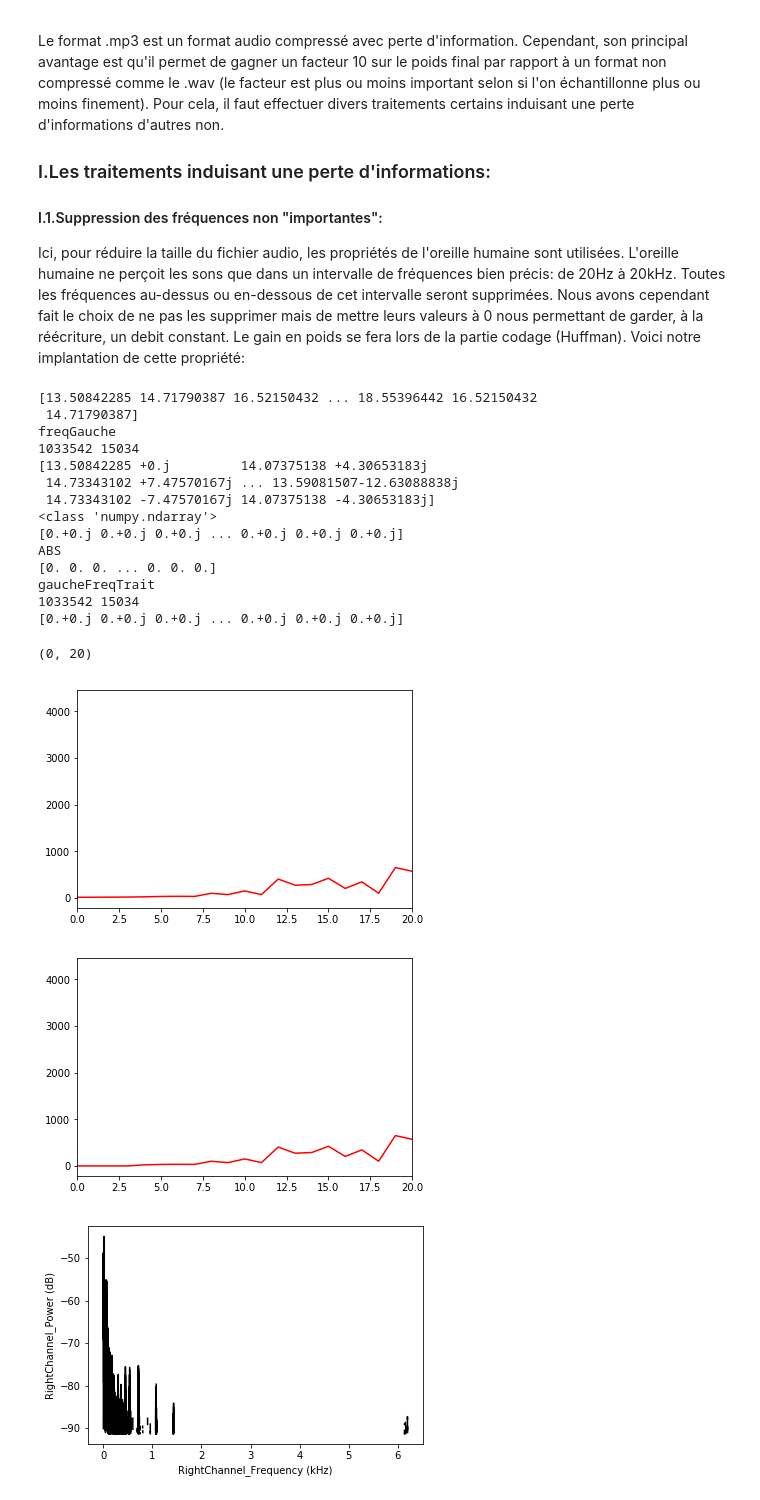
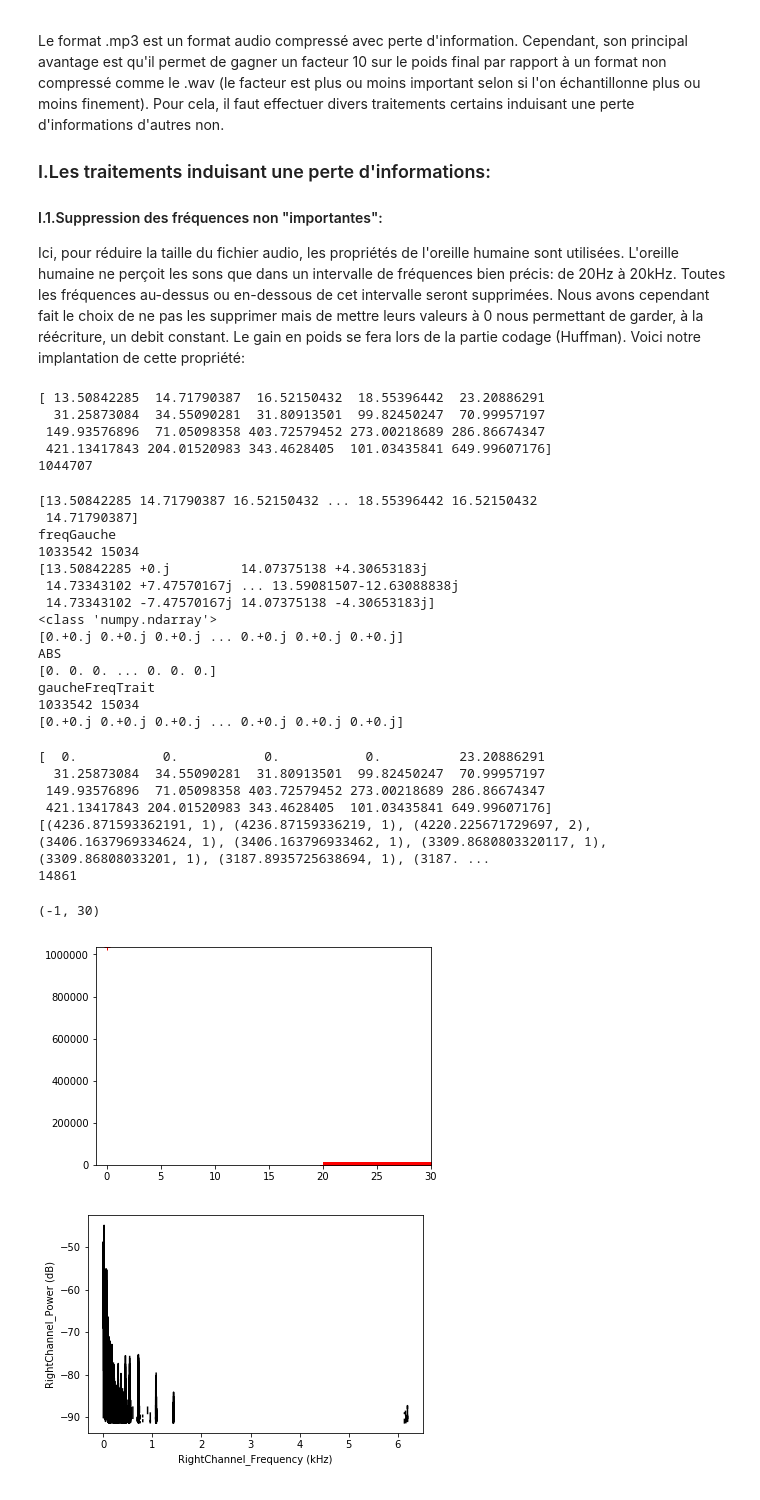
Before and after one commit to M1-2018-TraitementSignal/EncDecMP3, a Jupyter notebook: prestest2.ipynb, the cells around one changed output. Drawn from its saved outputs; the diff is of its cells as text; code cells hidden in the pictures.

```diff
--- a/prestest2.ipynb
+++ b/prestest2.ipynb
@@ -209,6 +209,38 @@ L'oreille humaine ne perçoit les sons que dans un intervalle de fréquences bie
 Toutes les fréquences au-dessus ou en-dessous de cet intervalle seront supprimées.
 Nous avons cependant fait le choix de ne pas les supprimer mais de mettre leurs valeurs à 0 nous permettant de garder, à la réécriture, un debit constant. Le gain en poids se fera lors de la partie codage (Huffman).
 Voici notre implantation de cette propriété:
+# %%
+gavtrait = abs(freqGauche)
+print(gavtrait[0:20])
+dico = {}
+for i in gavtrait:
+    if i in dico:
+        dico[i] += 1
+    else:
+        dico[i] = 1
+
+# print(max(dico))
+# print(dico)
+d1 = sorted(dico.items(), key = lambda t:t[0], reverse=True)
+# print(d1)
+# print(dico["7.5"])
+print(len(dico))
+# b = len(freqGauche) / 2 #pour la symétrie
+for i in d1:
+    plot(i[0], i[1], 'r+')
+# plt.plot(g, 'r')
+# d = len(droiteFreqTrait) / 2
+ylim(0,1033600)
+xlim(-1, 30)
+# figure()
+# plt.plot(abs(gaucheFreqTrait[:(int(d)-1)]), range(int(d)-1),'r')
+# xlim(0, 20)
+# %% [output]
+[ 13.50842285  14.71790387  16.52150432  18.55396442  23.20886291
+  31.25873084  34.55090281  31.80913501  99.82450247  70.99957197
+ 149.93576896  71.05098358 403.72579452 273.00218689 286.86674347
+ 421.13417843 204.01520983 343.4628405  101.03435841 649.99607176]
+1044707
 # %%
 def intervalleSuppr(donneeFreq):
     res = []
@@ -260,13 +292,6 @@ for i in gaucheFreqTrait:
     else:
         k +=1
 #print(j, k)
-b = len(freqGauche) / 2 #pour la symétrie
-plt.plot(abs(freqGauche[:(int(b)-1)]), 'r')
-d = len(droiteFreqTrait) / 2
-xlim(0, 20)
-figure()
-plt.plot(abs(gaucheFreqTrait[:(int(d)-1)]),'r')
-xlim(0, 20)
 # %% [output]
 [13.50842285 14.71790387 16.52150432 ... 18.55396442 16.52150432
  14.71790387]
@@ -282,9 +307,41 @@ ABS
 gaucheFreqTrait
 1033542 15034
 [0.+0.j 0.+0.j 0.+0.j ... 0.+0.j 0.+0.j 0.+0.j]
-(0, 20)
-[figure, removed]
-[figure, removed]
+# %%
+g = abs(gaucheFreqTrait)
+print(g[0:20])
+dico = {}
+for i in g:
+    if i in dico:
+        dico[i] += 1
+    else:
+        dico[i] = 1
+
+# print(max(dico))
+# print(dico)
+d2 = sorted(dico.items(), key = lambda t:t[0], reverse=True)
+print(d2)
+# print(dico["7.5"])
+print(len(dico))
+b = len(freqGauche) / 2 #pour la symétrie
+for i in d2:
+    plot(i[0], i[1], 'r+')
+# plt.plot(g, 'r')
+# d = len(droiteFreqTrait) / 2
+ylim(0,1033600)
+xlim(-1, 30)
+# figure()
+# plt.plot(abs(gaucheFreqTrait[:(int(d)-1)]), range(int(d)-1),'r')
+# xlim(0, 20)
+# %% [output]
+[  0.           0.           0.           0.          23.20886291
+  31.25873084  34.55090281  31.80913501  99.82450247  70.99957197
+ 149.93576896  71.05098358 403.72579452 273.00218689 286.86674347
+ 421.13417843 204.01520983 343.4628405  101.03435841 649.99607176]
+[(4236.871593362191, 1), (4236.87159336219, 1), (4220.225671729697, 2), (3406.1637969334624, 1), (3406.163796933462, 1), (3309.8680803320117, 1), (3309.86808033201, 1), (3187.8935725638694, 1), (3187. ...
+14861
+(-1, 30)
+[figure, added]
 # %%
 def make_stereo(left, right):
     stereo = []
```
Also changed, not shown: parts of 1 cell of this notebook, 3 other files.
